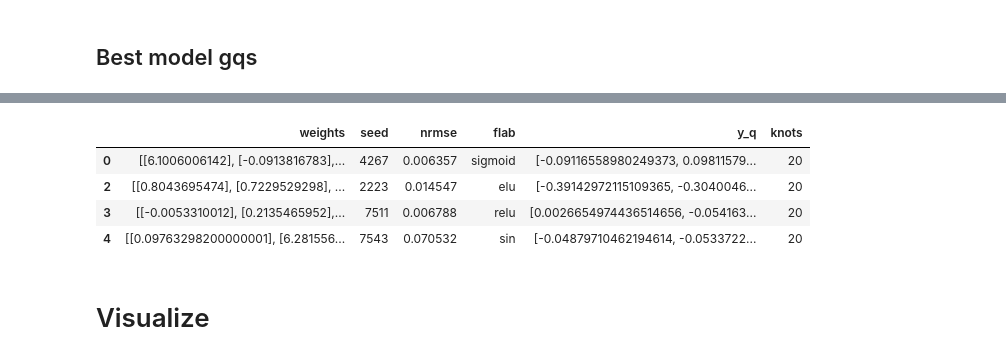
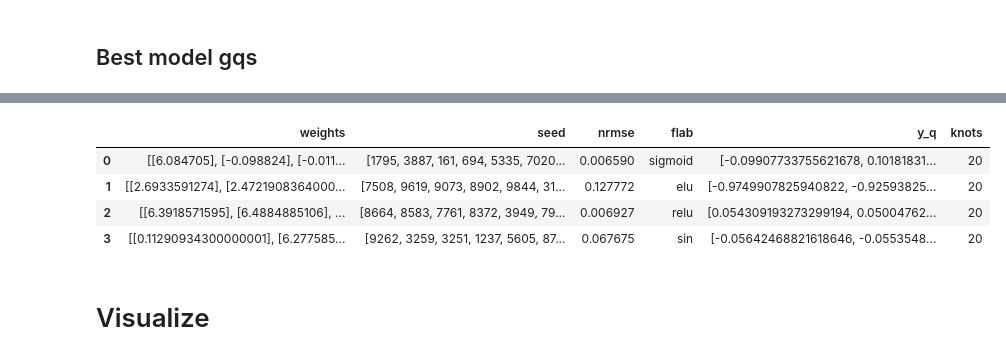
Before and after one commit to inajetovic/Variational-Quantum-Splines, a Jupyter notebook: tabular_results2.ipynb, the cells around one changed output, grey strips where cells are left out. Cells and saved outputs as stored; diff of their text form; code cells hidden in the pictures.

```diff
--- a/tabular_results2.ipynb
+++ b/tabular_results2.ipynb
@@ -28,8 +28,9 @@ for flab, fun in func_out.items():
 vqs = {}
 func_dict, func_out, lower, upper = get_func('vqs')
 for flab, fun in func_out.items():
-    for stp in [20]:
-        file_path = f'results/results_vqs_{flab}_1_{stp}.json'
-        df = pd.read_json(file_path).drop(['training_cost', 'rmse', 'exe_time','RSS_q'], axis =1 )
-        tmp = []
-        vqs[f"{flab}{stp}"] = df
+    if flab in [ 'elu', 'sin', 'relu', 'sigmoid']:
+        for stp in [20]:
+            file_path = f'results/results_vqs_{flab}_1_{stp}.json'
+            df = pd.read_json(file_path).drop(['training_cost', 'rmse', 'exe_time','RSS_q'], axis =1 )
+            tmp = []
+            vqs[f"{flab}{stp}"] = df
@@ -148,14 +131,14 @@ gqs_best
 | 6 | 46 | [3.5623727854, 2.2885923806, 0.92... | 0.020795 | sin | [0.2648643341229378, 0.6161577411... | 8 |
 | 7 | 96 | [0.5486421942, 2.5420301889, 3.06... | 0.009882 | sin | [0.2346884467841766, 0.2896004253... | 16 |
 # %%
-vqs_best.drop(1, inplace=True)
+#vqs_best.drop(1, inplace=True)
 vqs_best
 # %% [output]
 |  | weights | seed | nrmse | flab | y_q | knots |
-| 0 | [[6.1006006142], [-0.0913816783],... | 4267 | 0.006357 | sigmoid | [-0.09116558980249373, 0.09811579... | 20 |
-| 2 | [[0.8043695474], [0.7229529298], ... | 2223 | 0.014547 | elu | [-0.39142972115109365, -0.3040046... | 20 |
-| 3 | [[-0.0053310012], [0.2135465952],... | 7511 | 0.006788 | relu | [0.0026654974436514656, -0.054163... | 20 |
-| 4 | [[0.09763298200000001], [6.281556... | 7543 | 0.070532 | sin | [-0.04879710462194614, -0.0533722... | 20 |
+| 0 | [[6.084705], [-0.098824], [-0.011... | [1795, 3887, 161, 694, 5335, 7020... | 0.006590 | sigmoid | [-0.09907733755621678, 0.10181831... | 20 |
+| 1 | [[2.6933591274], [2.4721908364000... | [7508, 9619, 9073, 8902, 9844, 31... | 0.127772 | elu | [-0.9749907825940822, -0.92593825... | 20 |
+| 2 | [[6.3918571595], [6.4884885106], ... | [8664, 8583, 7761, 8372, 3949, 79... | 0.006927 | relu | [0.054309193273299194, 0.05004762... | 20 |
+| 3 | [[0.11290934300000001], [6.277585... | [9262, 3259, 3251, 1237, 5605, 87... | 0.067675 | sin | [-0.05642468821618646, -0.0553548... | 20 |
 # %% [markdown]
 # Visualize
 # %% [markdown]
```
Also changed, not shown: parts of 8 cells of this notebook, 36 other files.
